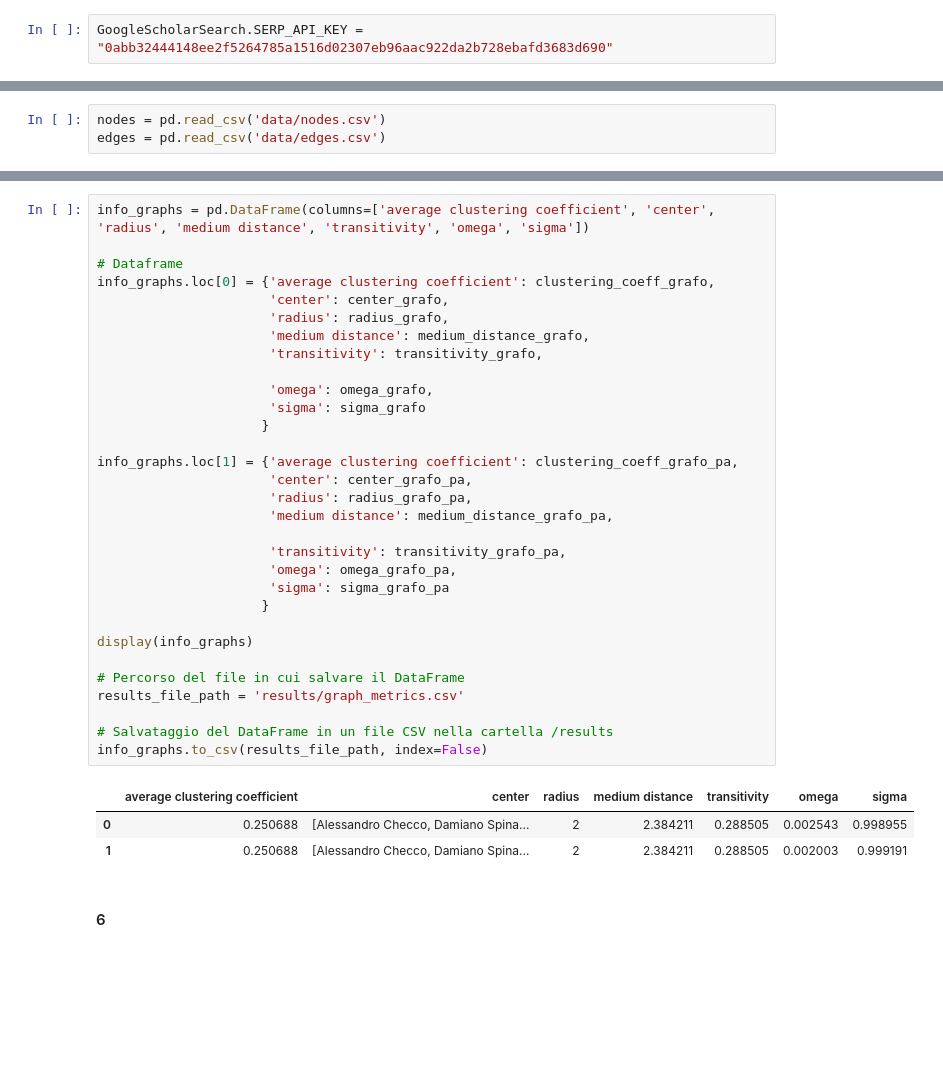
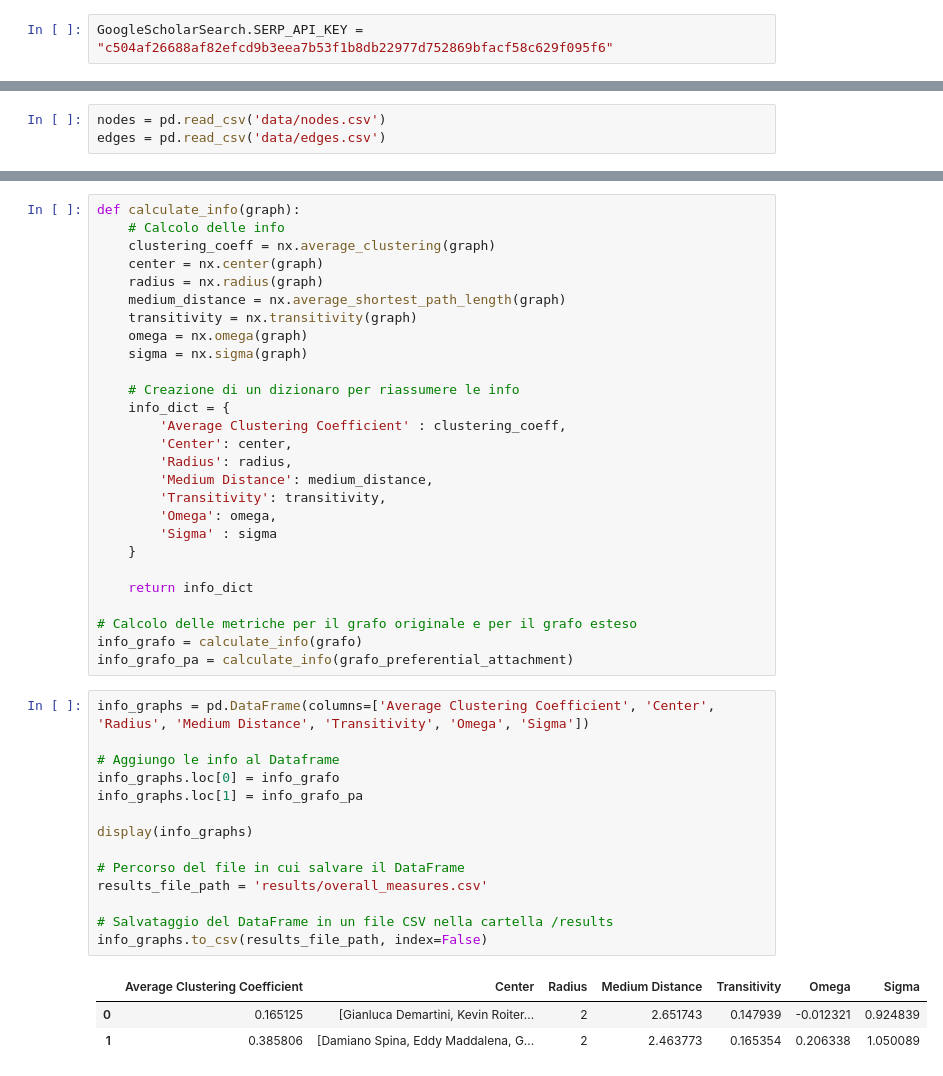
Before and after one commit to ela-rami/SC-Project1, a Jupyter notebook: SC-Project1-main/progetto-Simeoni_Ramirez_DiNotoMarrella_Pittis.ipynb, the cells around one changed output, grey strips where cells are left out. Saved outputs shown, nothing was run; the diff lists cells and outputs as text; blank space fills up the shorter version.

```diff
--- a/SC-Project1-main/progetto-Simeoni_Ramirez_DiNotoMarrella_Pittis.ipynb
+++ b/SC-Project1-main/progetto-Simeoni_Ramirez_DiNotoMarrella_Pittis.ipynb
@@ -12,2 +13,2 @@ from pyvis.network import Network
 # %%
-GoogleScholarSearch.SERP_API_KEY = "0abb32444148ee2f5264785a1516d02307eb96aac922da2b728ebafd3683d690"
+GoogleScholarSearch.SERP_API_KEY = "c504af26688af82efcd9b3eea7b53f1b8db22977d752869bfacf58c629f095f6"
@@ -345,37 +388,45 @@ sigma_grafo_pa = nx.sigma(grafo_preferential_attachment)
+# %%
+def calculate_info(graph):
+    # Calcolo delle info
+    clustering_coeff = nx.average_clustering(graph)
+    center = nx.center(graph)
+    radius = nx.radius(graph)
+    medium_distance = nx.average_shortest_path_length(graph)
+    transitivity = nx.transitivity(graph)
+    omega = nx.omega(graph)
+    sigma = nx.sigma(graph)
+
+    # Creazione di un dizionaro per riassumere le info
+    info_dict = {
+        'Average Clustering Coefficient' : clustering_coeff,
+        'Center': center,
+        'Radius': radius,
+        'Medium Distance': medium_distance,
+        'Transitivity': transitivity,
+        'Omega': omega,
+        'Sigma' : sigma
+    }
+
+    return info_dict
+
+# Calcolo delle metriche per il grafo originale e per il grafo esteso
+info_grafo = calculate_info(grafo)
+info_grafo_pa = calculate_info(grafo_preferential_attachment)
 # %%
-info_graphs = pd.DataFrame(columns=['average clustering coefficient', 'center', 'radius', 'medium distance', 'transitivity', 'omega', 'sigma'])
+info_graphs = pd.DataFrame(columns=['Average Clustering Coefficient', 'Center', 'Radius', 'Medium Distance', 'Transitivity', 'Omega', 'Sigma'])
 
-# Dataframe
-info_graphs.loc[0] = {'average clustering coefficient': clustering_coeff_grafo,
-                      'center': center_grafo,
-                      'radius': radius_grafo,
-                      'medium distance': medium_distance_grafo,
-                      'transitivity': transitivity_grafo,
-
-                      'omega': omega_grafo,
-                      'sigma': sigma_grafo
-                     }
-
-info_graphs.loc[1] = {'average clustering coefficient': clustering_coeff_grafo_pa,
-                      'center': center_grafo_pa,
-                      'radius': radius_grafo_pa,
-                      'medium distance': medium_distance_grafo_pa,
-
-                      'transitivity': transitivity_grafo_pa,
-                      'omega': omega_grafo_pa,
-                      'sigma': sigma_grafo_pa
-                     }
+# Aggiungo le info al Dataframe
+info_graphs.loc[0] = info_grafo
+info_graphs.loc[1] = info_grafo_pa
 
 display(info_graphs)
 
 # Percorso del file in cui salvare il DataFrame
-results_file_path = 'results/graph_metrics.csv'
+results_file_path = 'results/overall_measures.csv'
 
 # Salvataggio del DataFrame in un file CSV nella cartella /results
 info_graphs.to_csv(results_file_path, index=False)
 # %% [output]
-|  | average clustering coefficient | center | radius | medium distance | transitivity | omega | sigma |
-| 0 | 0.250688 | [Alessandro Checco, Damiano Spina... | 2 | 2.384211 | 0.288505 | 0.002543 | 0.998955 |
-| 1 | 0.250688 | [Alessandro Checco, Damiano Spina... | 2 | 2.384211 | 0.288505 | 0.002003 | 0.999191 |
+|  | Average Clustering Coefficient | Center | Radius | Medium Distance | Transitivity | Omega | Sigma |
+| 0 | 0.165125 | [Gianluca Demartini, Kevin Roiter... | 2 | 2.651743 | 0.147939 | -0.012321 | 0.924839 |
+| 1 | 0.385806 | [Damiano Spina, Eddy Maddalena, G... | 2 | 2.463773 | 0.165354 | 0.206338 | 1.050089 |
-# %% [markdown]
-#### 6
```
Also changed, not shown: parts of 32 cells of this notebook, 19 other files.
